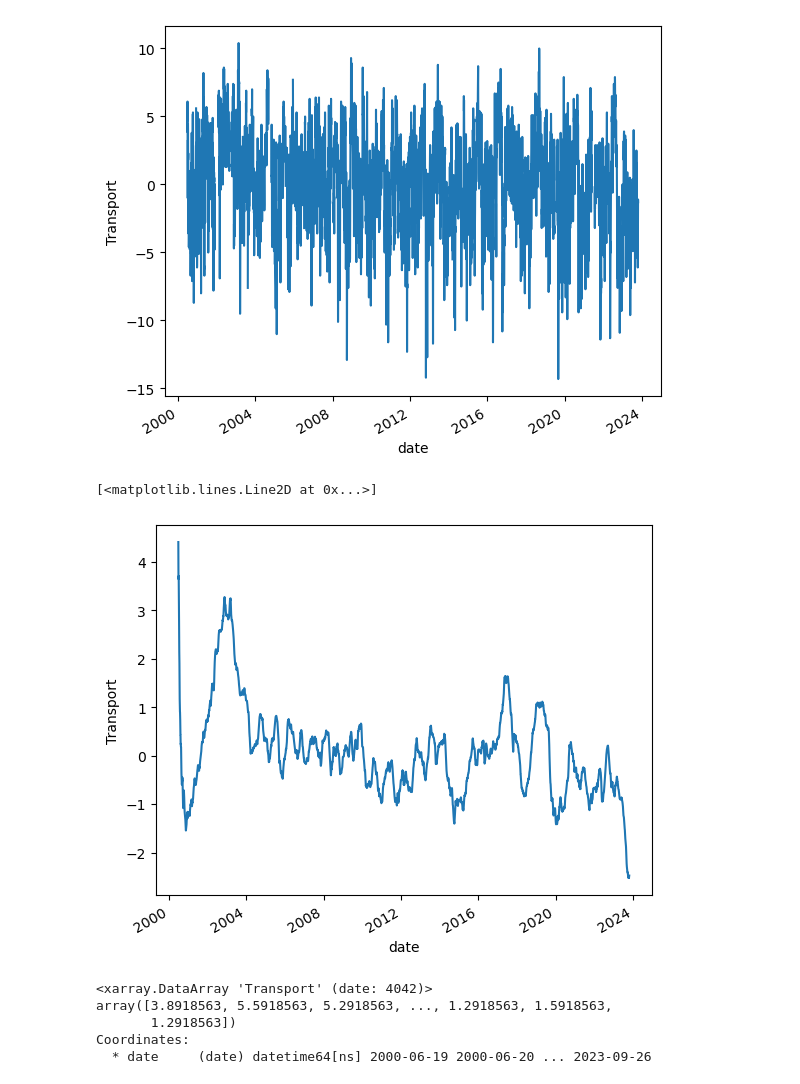
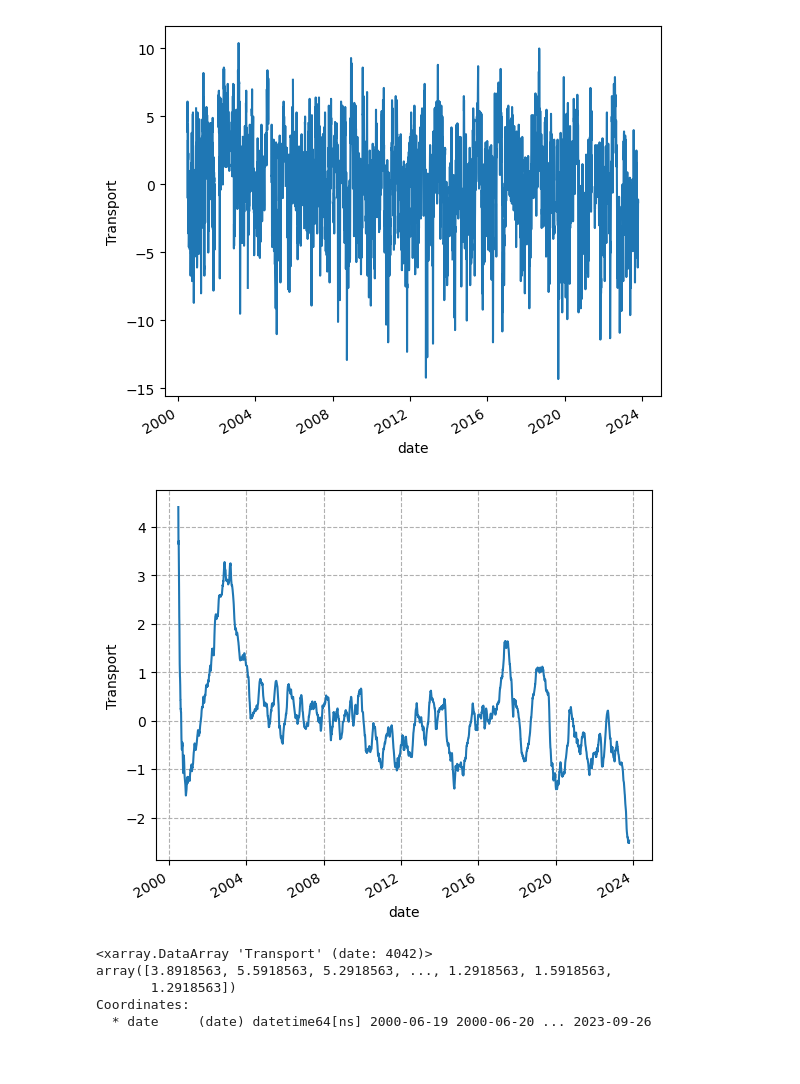
Before and after one commit to Septute/EKE, a Jupyter notebook: Cable_Transport.ipynb, the cells around one changed output. Cells and saved outputs as stored; diff of their text form; code cells hidden in the pictures.

```diff
--- a/Cable_Transport.ipynb
+++ b/Cable_Transport.ipynb
@@ -67,9 +67,9 @@ Tanom.plot()
 [figure]
 # %%
 Tanom.rolling(min_periods=10,date=365).mean(skipna=True).plot()
+plt.grid(True, linestyle='--')
 # %% [output]
-[<matplotlib.lines.Line2D at 0x...>]
-[figure, old version]
+[figure, new version]
 # %%
 Tanom.where(Tanom>0).dropna('date')
 # %% [output]
```
Also changed, not shown: 2 other files.
